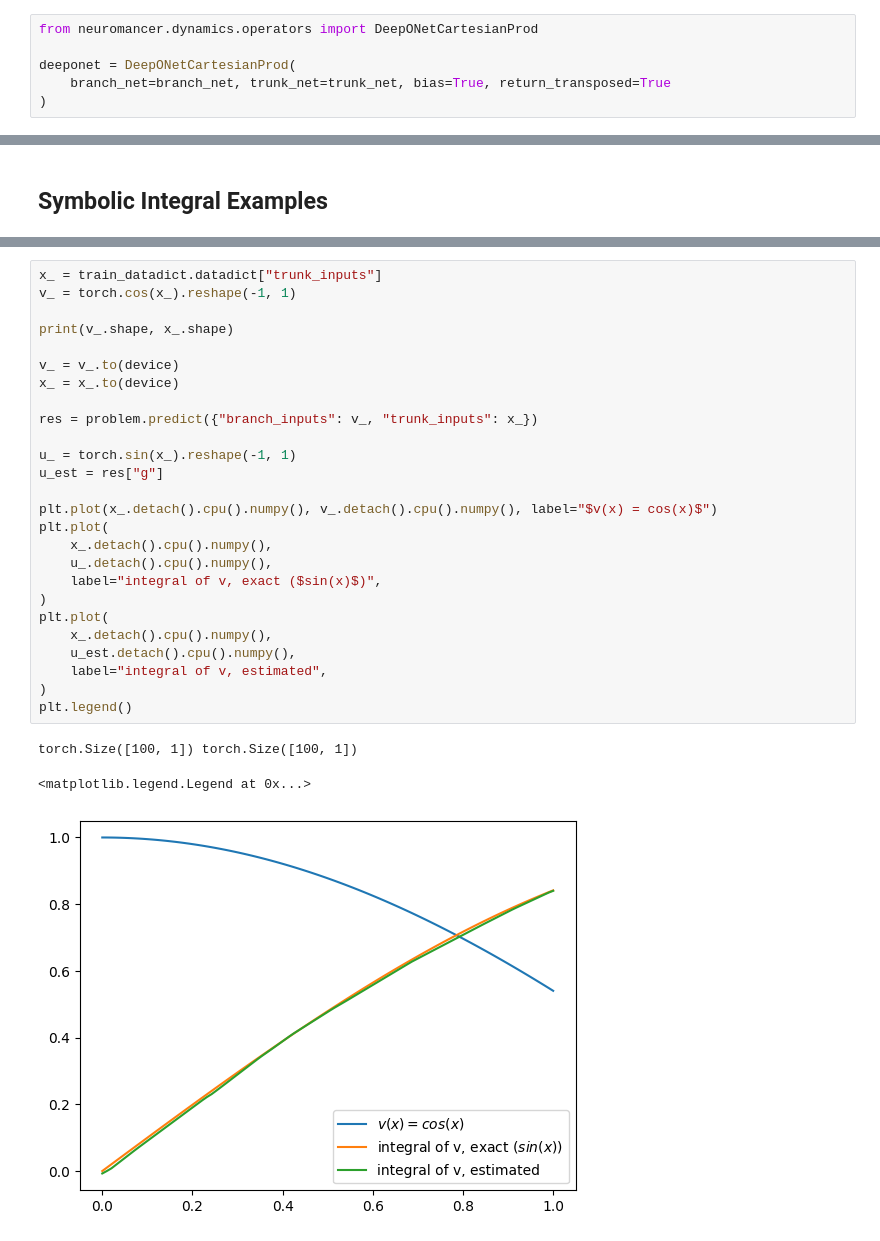
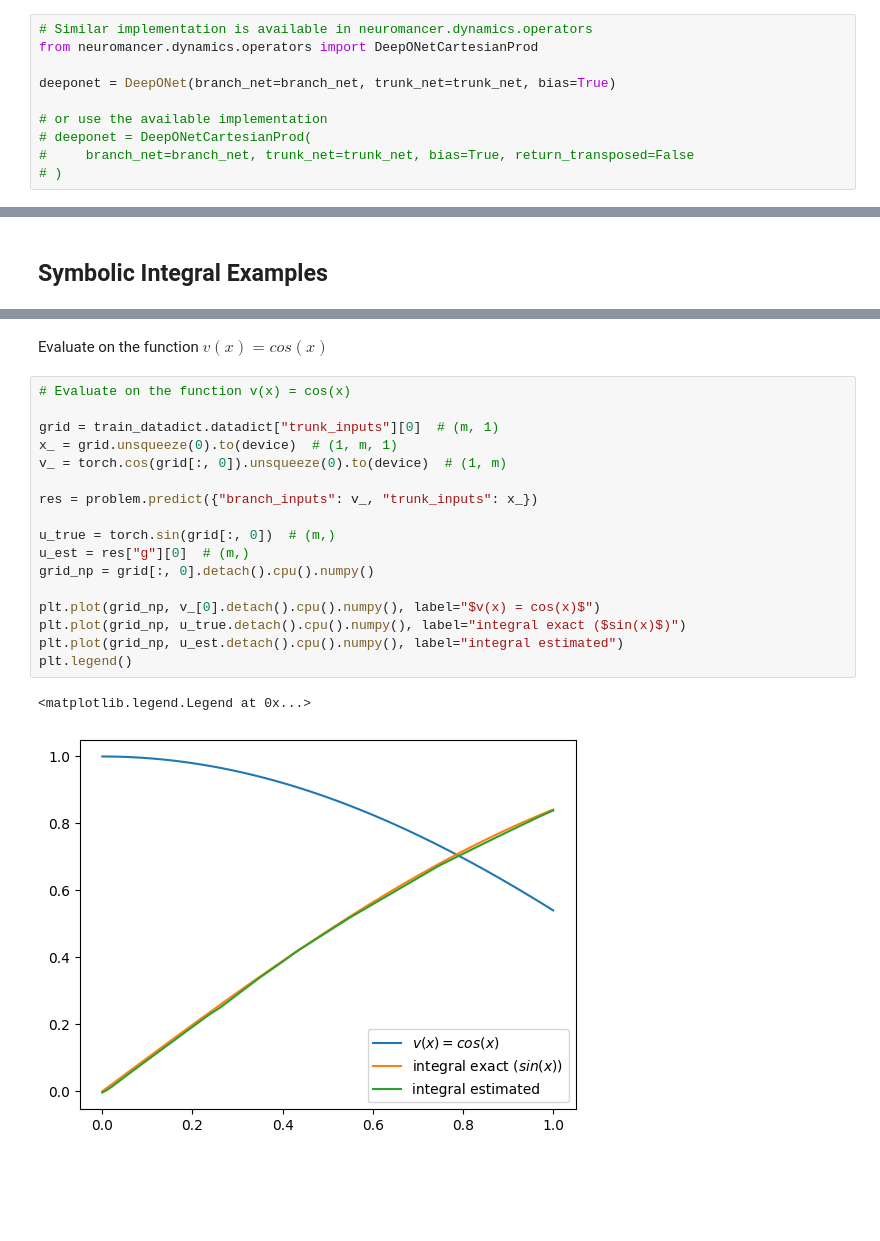
Before and after one commit to EladMichael/neuromancer, a Jupyter notebook: examples/neural_operators/Part_1_antiderivative_aligned.ipynb, the cells around one changed output, grey strips where cells are left out. Saved outputs shown, nothing was run; the diff lists cells and outputs as text; blank space fills up the shorter version.

Commit message:
Updated antiderivative notebooks (in-notebook DeepONet, updated docstrings)

```diff
--- a/examples/neural_operators/Part_1_antiderivative_aligned.ipynb
+++ b/examples/neural_operators/Part_1_antiderivative_aligned.ipynb
@@ -312,9 +401,13 @@ trunk_net = MLP(
 # %%
+# Similar implementation is available in neuromancer.dynamics.operators
 from neuromancer.dynamics.operators import DeepONetCartesianProd
 
-deeponet = DeepONetCartesianProd(
-    branch_net=branch_net, trunk_net=trunk_net, bias=True, return_transposed=True
-)
+deeponet = DeepONet(branch_net=branch_net, trunk_net=trunk_net, bias=True)
+
+# or use the available implementation
+# deeponet = DeepONetCartesianProd(
+#     branch_net=branch_net, trunk_net=trunk_net, bias=True, return_transposed=False
+# )
 # %%
 from neuromancer.system import Node
 
@@ -509,30 +584,22 @@ torch.Size([100, 1]) torch.Size([100, 1])
+# %% [markdown]
+Evaluate on the function $v(x) = cos(x)$
 # %%
-x_ = train_datadict.datadict["trunk_inputs"]
-v_ = torch.cos(x_).reshape(-1, 1)
+# Evaluate on the function v(x) = cos(x)
 
-print(v_.shape, x_.shape)
-
-v_ = v_.to(device)
-x_ = x_.to(device)
+grid = train_datadict.datadict["trunk_inputs"][0]  # (m, 1)
+x_ = grid.unsqueeze(0).to(device)  # (1, m, 1)
+v_ = torch.cos(grid[:, 0]).unsqueeze(0).to(device)  # (1, m)
 
 res = problem.predict({"branch_inputs": v_, "trunk_inputs": x_})
 
-u_ = torch.sin(x_).reshape(-1, 1)
-u_est = res["g"]
+u_true = torch.sin(grid[:, 0])  # (m,)
+u_est = res["g"][0]  # (m,)
+grid_np = grid[:, 0].detach().cpu().numpy()
 
-plt.plot(x_.detach().cpu().numpy(), v_.detach().cpu().numpy(), label="$v(x) = cos(x)$")
-plt.plot(
-    x_.detach().cpu().numpy(),
-    u_.detach().cpu().numpy(),
-    label="integral of v, exact ($sin(x)$)",
-)
-plt.plot(
-    x_.detach().cpu().numpy(),
-    u_est.detach().cpu().numpy(),
-    label="integral of v, estimated",
-)
+plt.plot(grid_np, v_[0].detach().cpu().numpy(), label="$v(x) = cos(x)$")
+plt.plot(grid_np, u_true.detach().cpu().numpy(), label="integral exact ($sin(x)$)")
+plt.plot(grid_np, u_est.detach().cpu().numpy(), label="integral estimated")
 plt.legend()
 # %% [output]
-torch.Size([100, 1]) torch.Size([100, 1])
+<matplotlib.legend.Legend at 0x...>
-<matplotlib.legend.Legend at 0x...>
-[figure, old version]
+[figure, new version]
```
Also changed, not shown: parts of 17 cells of this notebook, 1 other file.
